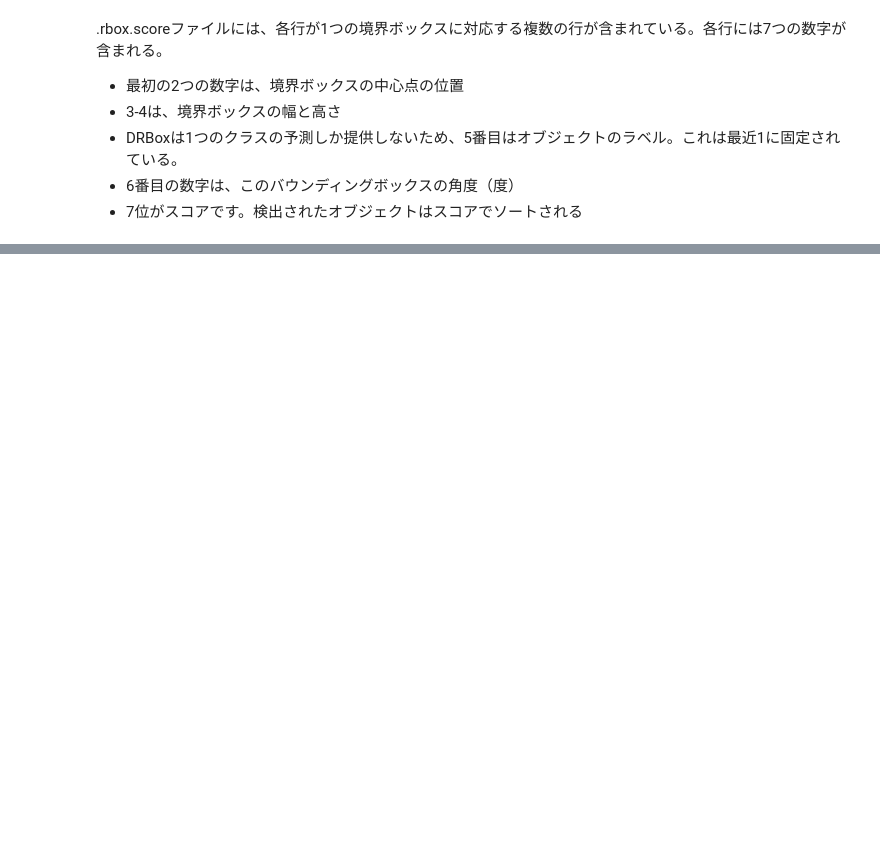
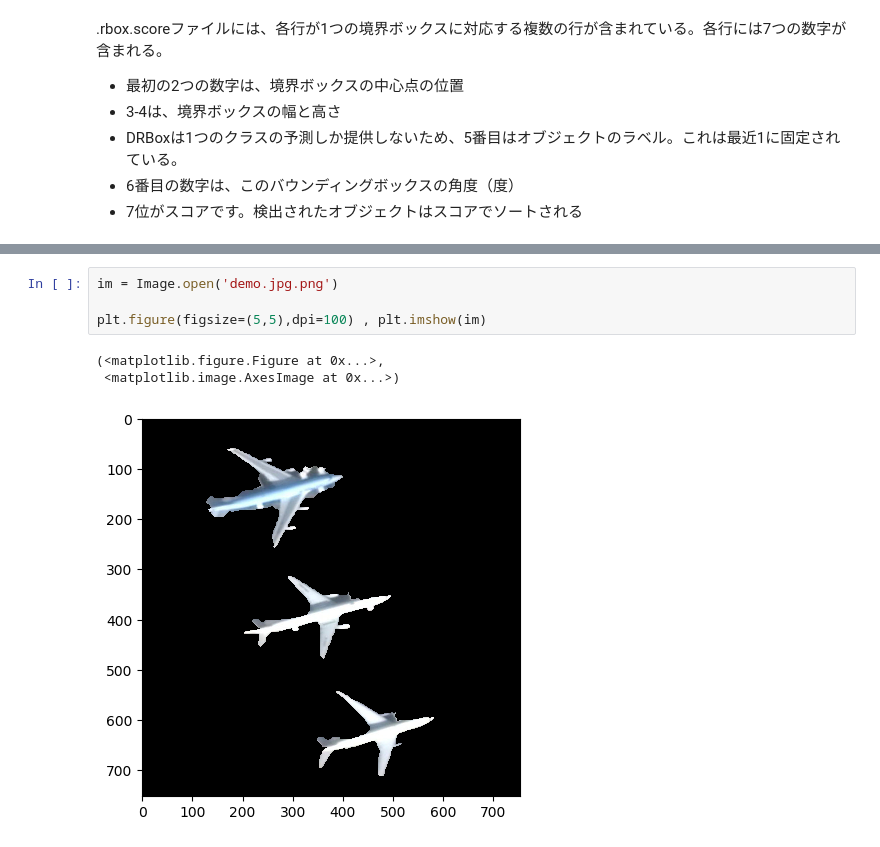
Before and after one commit to tadasi12/DRBox, a Jupyter notebook: examples/rbox/deploy/Airplane/Untitled.ipynb, the cells around one changed output, grey strips where cells are left out. Drawn from its saved outputs; the diff is of its cells as text; blank space fills up the shorter version.

```diff
--- a/examples/rbox/deploy/Airplane/Untitled.ipynb
+++ b/examples/rbox/deploy/Airplane/Untitled.ipynb
@@ -146,0 +95,8 @@ plt.imshow(im)
+# %%
+im = Image.open('demo.jpg.png')
+
+plt.figure(figsize=(5,5),dpi=100) , plt.imshow(im)
+# %% [output]
+(<matplotlib.figure.Figure at 0x...>,
+ <matplotlib.image.AxesImage at 0x...>)
+[figure, added]
```
Also changed, not shown: parts of 6 cells of this notebook, 1 other file.
